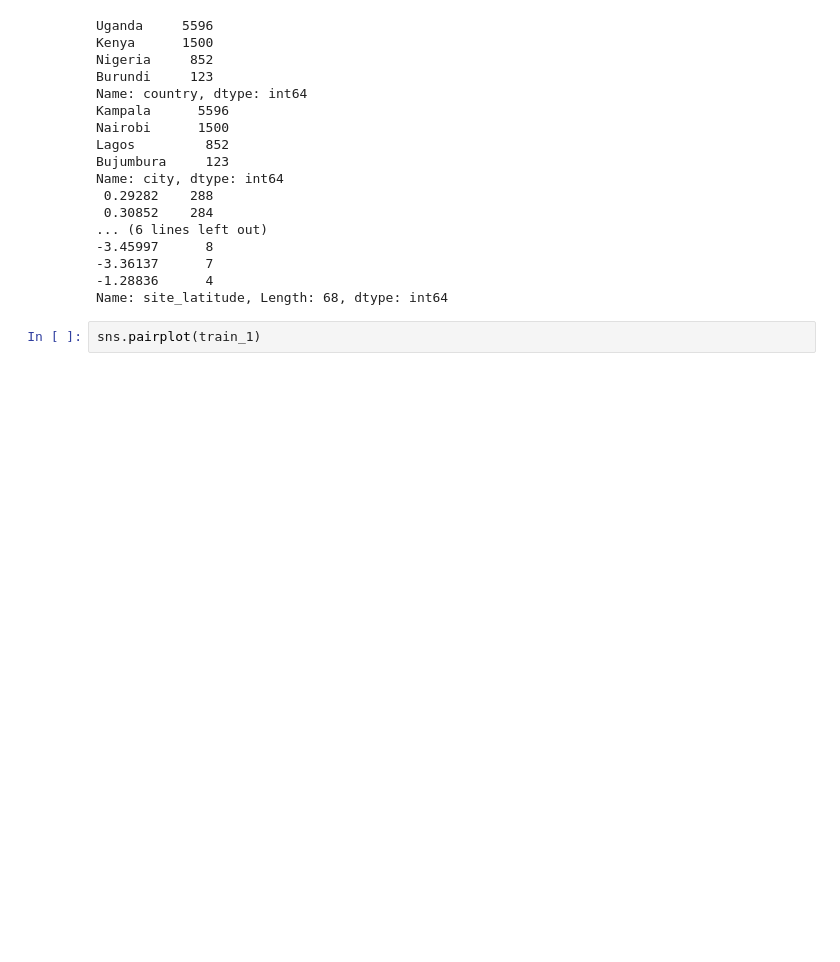
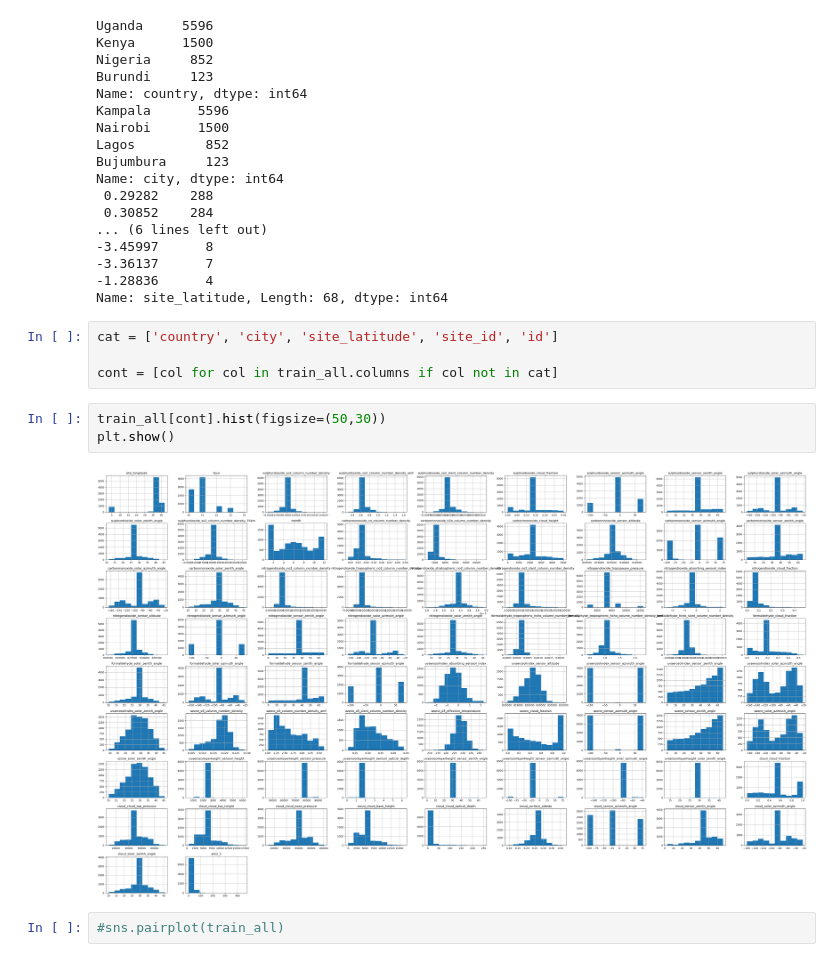
Before and after one commit to Joakimanochie/Univelcity_Capstone, a Jupyter notebook: Airqo_model/Airqo_model.ipynb, the cells around one changed output. Cells and saved outputs as stored; diff of their text form; blank space fills up the shorter version.

```diff
--- a/Airqo_model/Airqo_model.ipynb
+++ b/Airqo_model/Airqo_model.ipynb
@@ -392,5 +392,14 @@ Name: city, dtype: int64
 -3.36137      7
 -1.28836      4
 Name: site_latitude, Length: 68, dtype: int64
-# %%
-sns.pairplot(train_1)
+# %%
+cat = ['country', 'city', 'site_latitude', 'site_id', 'id']
+
+cont = [col for col in train_all.columns if col not in cat]
+# %%
+train_all[cont].hist(figsize=(50,30))
+plt.show()
+# %% [output]
+[figure, added]
+# %%
+#sns.pairplot(train_all)
```
Also changed, not shown: parts of 2 cells of this notebook.
